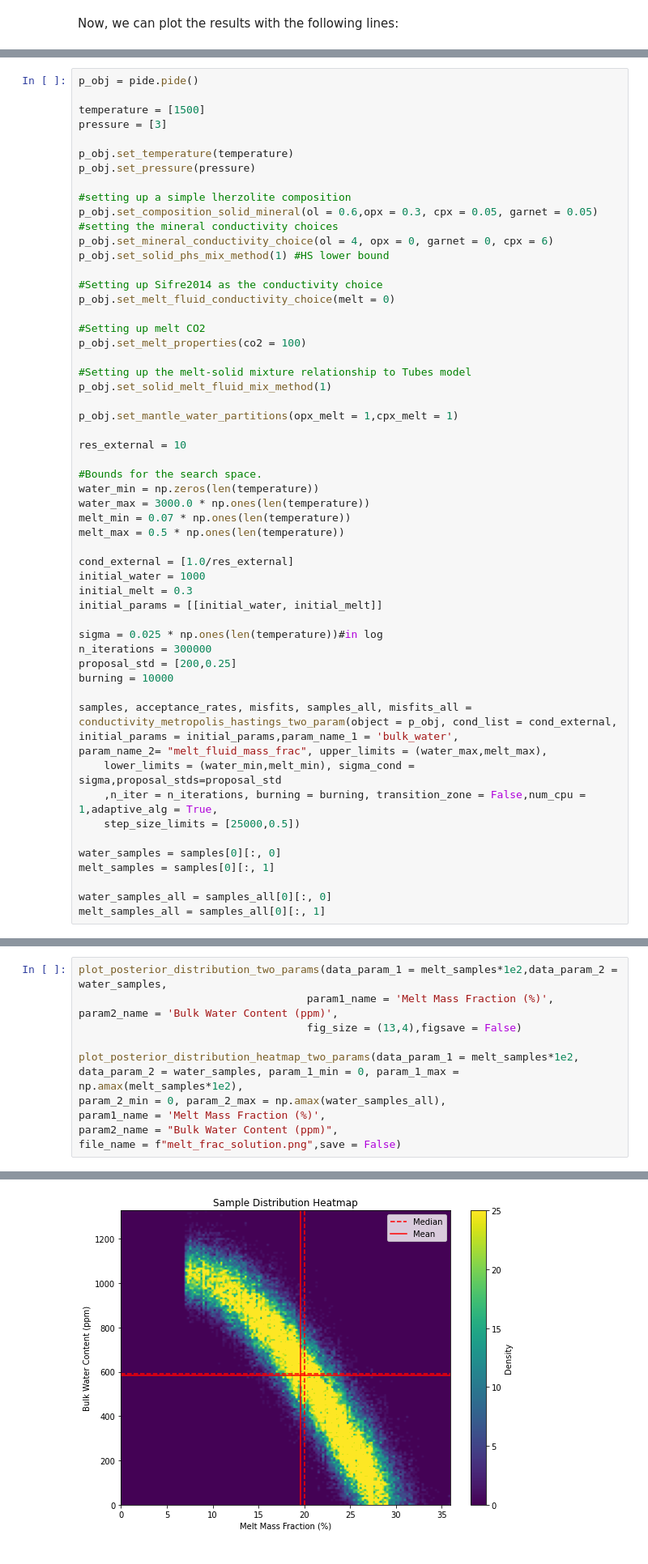
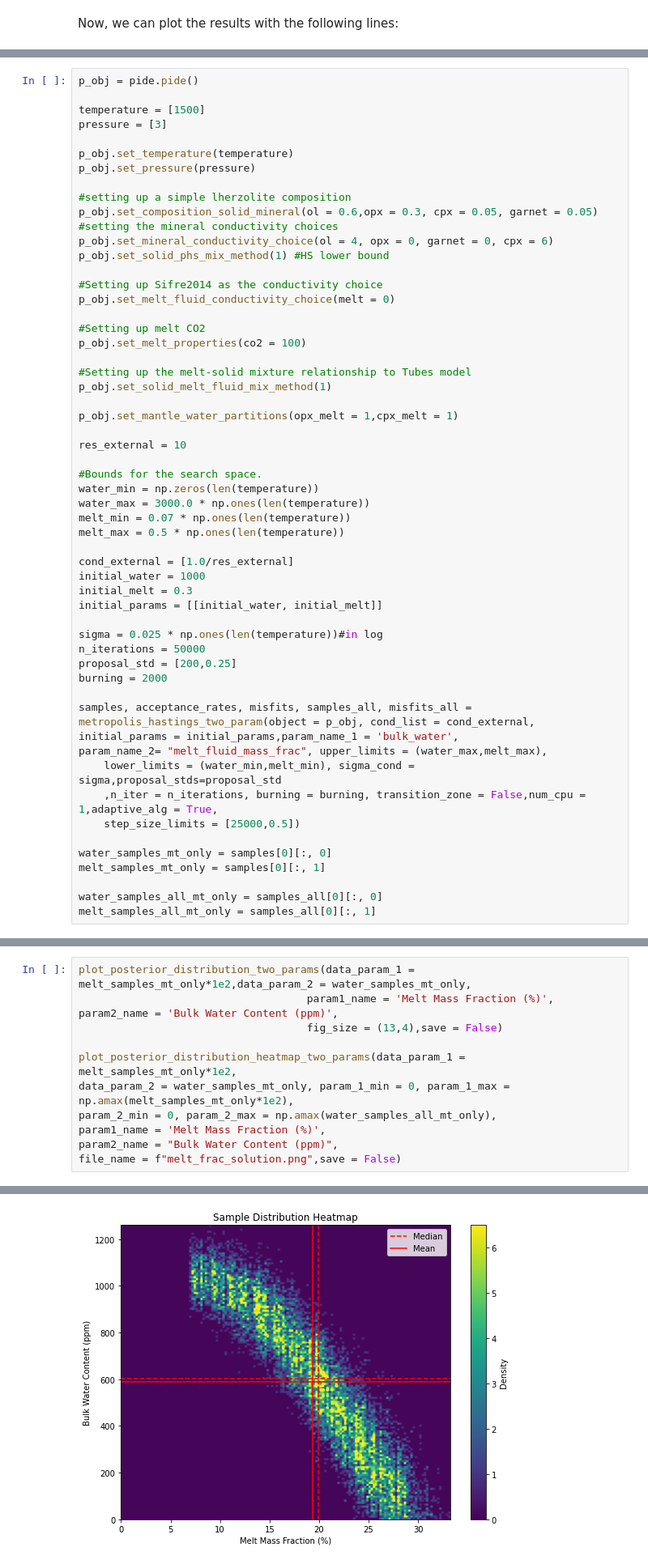
Before and after one commit to sinanozaydin/pide, a Jupyter notebook: examples/notebooks/11_Melt_Estimation.ipynb, the cells around one changed output, grey strips where cells are left out. Shown at 81% size. Saved outputs shown, nothing was run; the diff lists cells and outputs as text.

```diff
--- a/examples/notebooks/11_Melt_Estimation.ipynb
+++ b/examples/notebooks/11_Melt_Estimation.ipynb
@@ -269,21 +349,21 @@ initial_melt = 0.3
 initial_params = [[initial_water, initial_melt]]
 
 sigma = 0.025 * np.ones(len(temperature))#in log
-n_iterations = 300000
+n_iterations = 50000
 proposal_std = [200,0.25]
-burning = 10000
+burning = 2000
 
-samples, acceptance_rates, misfits, samples_all, misfits_all = conductivity_metropolis_hastings_two_param(object = p_obj, cond_list = cond_external,
+samples, acceptance_rates, misfits, samples_all, misfits_all = metropolis_hastings_two_param(object = p_obj, cond_list = cond_external,
 initial_params = initial_params,param_name_1 = 'bulk_water',
 param_name_2= "melt_fluid_mass_frac", upper_limits = (water_max,melt_max),
 	lower_limits = (water_min,melt_min), sigma_cond = sigma,proposal_stds=proposal_std
 	,n_iter = n_iterations, burning = burning, transition_zone = False,num_cpu = 1,adaptive_alg = True,
 	step_size_limits = [25000,0.5])
 
-water_samples = samples[0][:, 0]
-melt_samples = samples[0][:, 1]
+water_samples_mt_only = samples[0][:, 0]
+melt_samples_mt_only = samples[0][:, 1]
 
-water_samples_all = samples_all[0][:, 0]
-melt_samples_all = samples_all[0][:, 1]
+water_samples_all_mt_only = samples_all[0][:, 0]
+melt_samples_all_mt_only = samples_all[0][:, 1]
 # %% [output]
 Monte-Carlo loop is started
@@ -312,13 +392,13 @@ The **posterior distributions** can be visualized in two different ways using th
 2. **`plot_posterior_distribution_heatmap_two_params`**
    - Creates heatmaps representing the joint posterior distributions of the two parameters, providing a visual summary of parameter correlations.
 # %%
-plot_posterior_distribution_two_params(data_param_1 = melt_samples*1e2,data_param_2 = water_samples,
+plot_posterior_distribution_two_params(data_param_1 = melt_samples_mt_only*1e2,data_param_2 = water_samples_mt_only,
                                     param1_name = 'Melt Mass Fraction (%)', param2_name = 'Bulk Water Content (ppm)',
-                                    fig_size = (13,4),figsave = False)
+                                    fig_size = (13,4),save = False)
 
-plot_posterior_distribution_heatmap_two_params(data_param_1 = melt_samples*1e2,
-data_param_2 = water_samples, param_1_min = 0, param_1_max = np.amax(melt_samples*1e2),
-param_2_min = 0, param_2_max = np.amax(water_samples_all),
+plot_posterior_distribution_heatmap_two_params(data_param_1 = melt_samples_mt_only*1e2,
+data_param_2 = water_samples_mt_only, param_1_min = 0, param_1_max = np.amax(melt_samples_mt_only*1e2),
+param_2_min = 0, param_2_max = np.amax(water_samples_all_mt_only),
 param1_name = 'Melt Mass Fraction (%)',
 param2_name = "Bulk Water Content (ppm)",
 file_name = f"melt_frac_solution.png",save = False)
@@ -327 +407 @@ file_name = f"melt_frac_solution.png",save = False)
-[figure, old version]
+[figure, new version]
```
Also changed, not shown: parts of 15 cells of this notebook, 1 other file.
